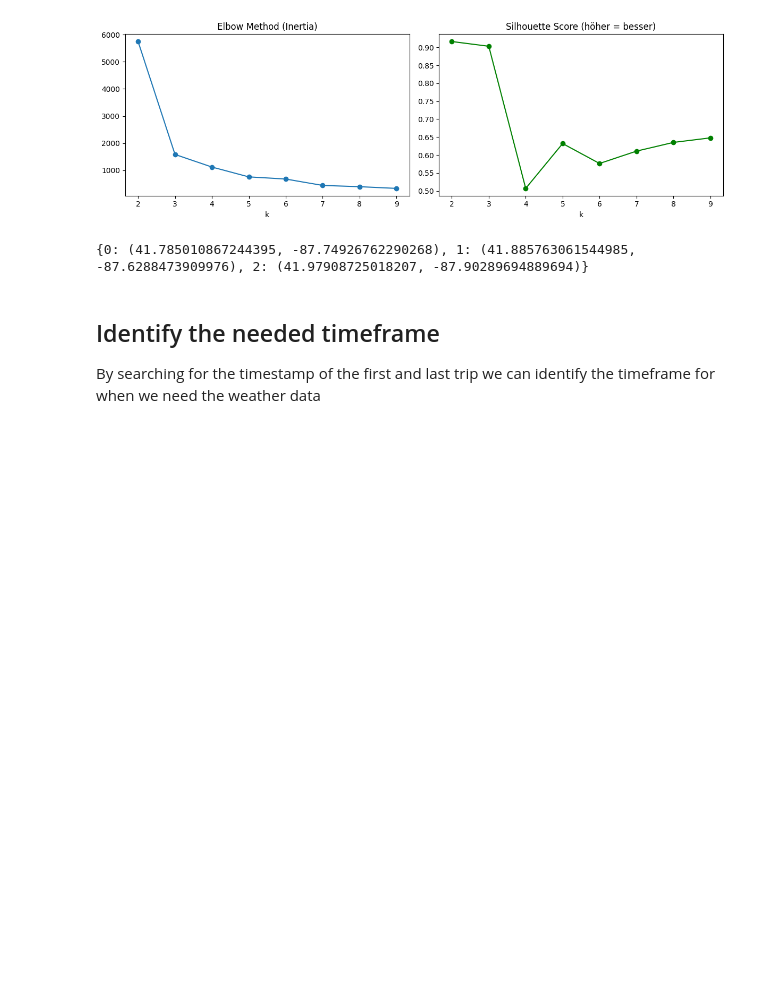
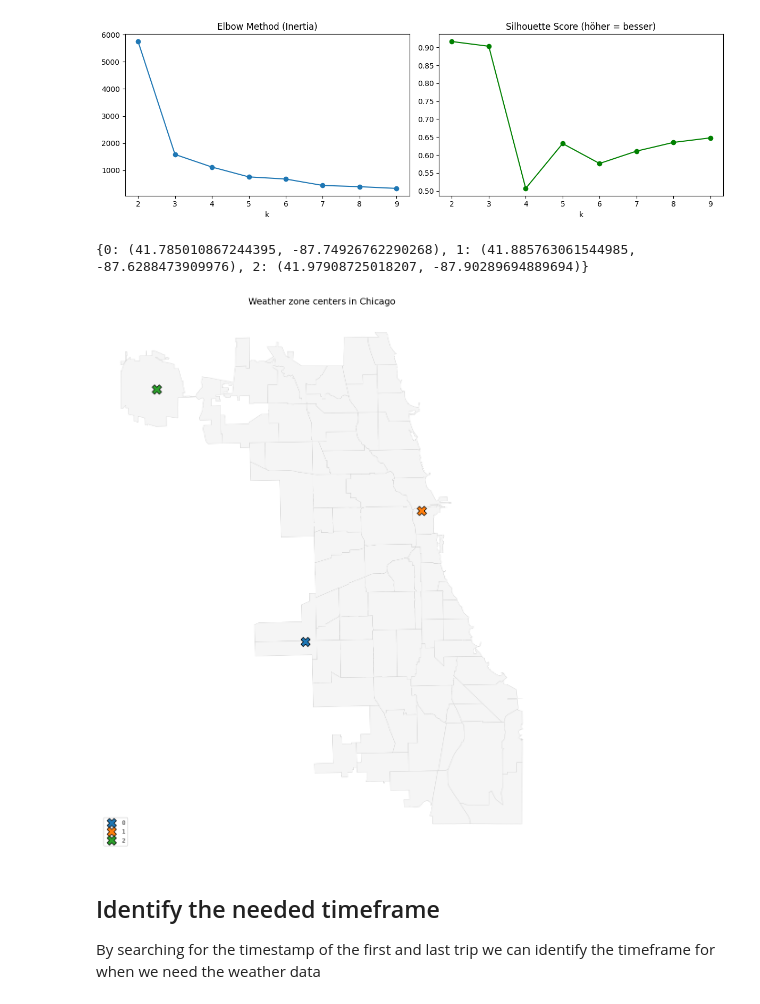
Before and after one commit to timoerc/AAA26-Chicago-Mobility, a Jupyter notebook: notebooks/01_weather_data_preparation.ipynb, the cells around one changed output. Cells and saved outputs as stored; diff of their text form; code cells hidden in the pictures; blank space fills up the shorter version.

Commit message:
add documentation markdown cells to data prep notebook + map of weather zone centers

```diff
--- a/notebooks/01_weather_data_preparation.ipynb
+++ b/notebooks/01_weather_data_preparation.ipynb
@@ -47,6 +48,31 @@ print(weather_zones)
 # → {'zone_1': (41.88, -87.63), 'zone_2': ..., ...}
 # %% [output]
 {0: (41.785010867244395, -87.74926762290268), 1: (41.885763061544985, -87.6288473909976), 2: (41.97908725018207, -87.90289694889694)}
+# %%
+# 4. Plot Chicago basemap + weather zones (zone centers only)
+ca_gdf = gpd.read_file(ROOT_DIR / "data" / "raw" / "community_areas.geojson")
+if ca_gdf.crs is not None and ca_gdf.crs.to_epsg() != 4326:
+    ca_gdf = ca_gdf.to_crs(epsg=4326)
+
+fig, ax = plt.subplots(figsize=(10, 14))
+ca_gdf.plot(ax=ax, color="whitesmoke", edgecolor="lightgray", linewidth=0.5)
+
+# Weather zone centers
+for zone, (lat, lon) in weather_zones.items():
+    ax.scatter(
+        lon, lat,
+        marker="X", s=220,
+        linewidths=1, edgecolors="black",
+        label=zone,
+    )
+
+ax.legend(loc="lower left", fontsize=9, framealpha=0.8)
+ax.set_title("Weather zone centers in Chicago", fontsize=14)
+ax.set_axis_off()
+plt.tight_layout()
+plt.show()
+# %% [output]
+[figure, added]
 # %% [markdown]
 ## Identify the needed timeframe
 
```
Also changed, not shown: parts of 3 cells of this notebook, 1 other file.
